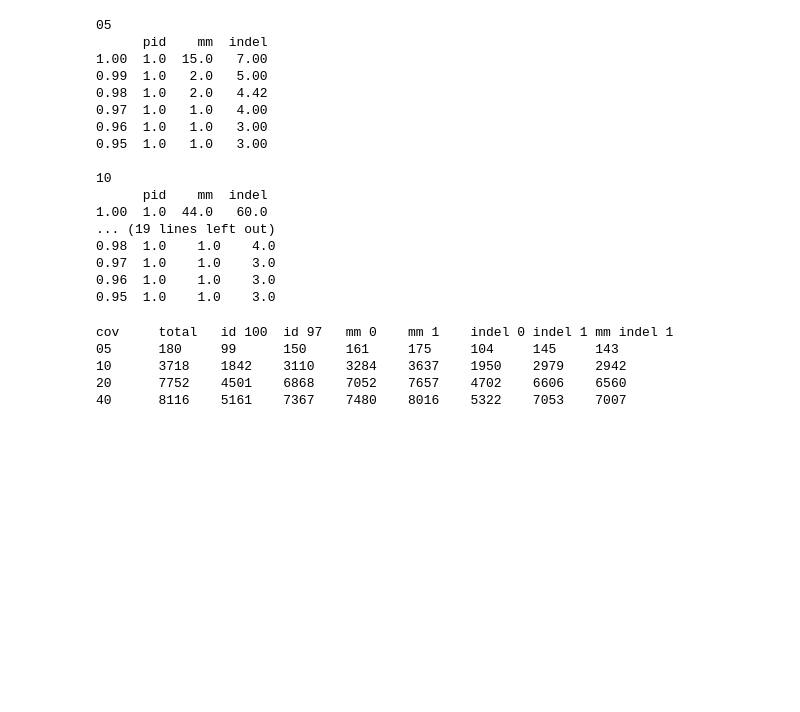
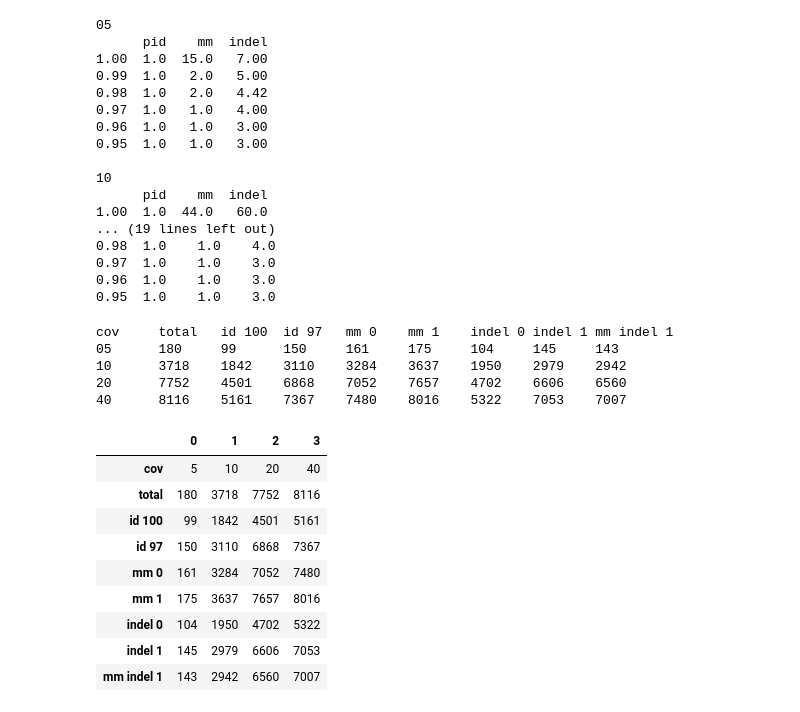
Before and after one commit to Swart-lab/bleties-test-ptet, a Jupyter notebook: Evaluate_BleTIES_MILRAA_with_simulated_PB_reads.ipynb, the cells around one changed output. Cells and saved outputs as stored; diff of their text form; code cells hidden in the pictures; blank space fills up the shorter version.

```diff
--- a/Evaluate_BleTIES_MILRAA_with_simulated_PB_reads.ipynb
+++ b/Evaluate_BleTIES_MILRAA_with_simulated_PB_reads.ipynb
@@ -295,3 +335,16 @@ cov     total   id 100  id 97   mm 0    mm 1    indel 0 indel 1 mm indel 1
 10      3718    1842    3110    3284    3637    1950    2979    2942
 20      7752    4501    6868    7052    7657    4702    6606    6560
 40      8116    5161    7367    7480    8016    5322    7053    7007
+# %%
+pd.read_csv("plots/ptet_sim_clr.mix.seqid_summary.tsv", sep="\t").transpose()
+# %% [output]
+|  | 0 | 1 | 2 | 3 |
+| cov | 5 | 10 | 20 | 40 |
+| total | 180 | 3718 | 7752 | 8116 |
+| id 100 | 99 | 1842 | 4501 | 5161 |
+| id 97 | 150 | 3110 | 6868 | 7367 |
+| mm 0 | 161 | 3284 | 7052 | 7480 |
+| mm 1 | 175 | 3637 | 7657 | 8016 |
+| indel 0 | 104 | 1950 | 4702 | 5322 |
+| indel 1 | 145 | 2979 | 6606 | 7053 |
+| mm indel 1 | 143 | 2942 | 6560 | 7007 |
```
Also changed, not shown: parts of 3 cells of this notebook, 1 other file.
